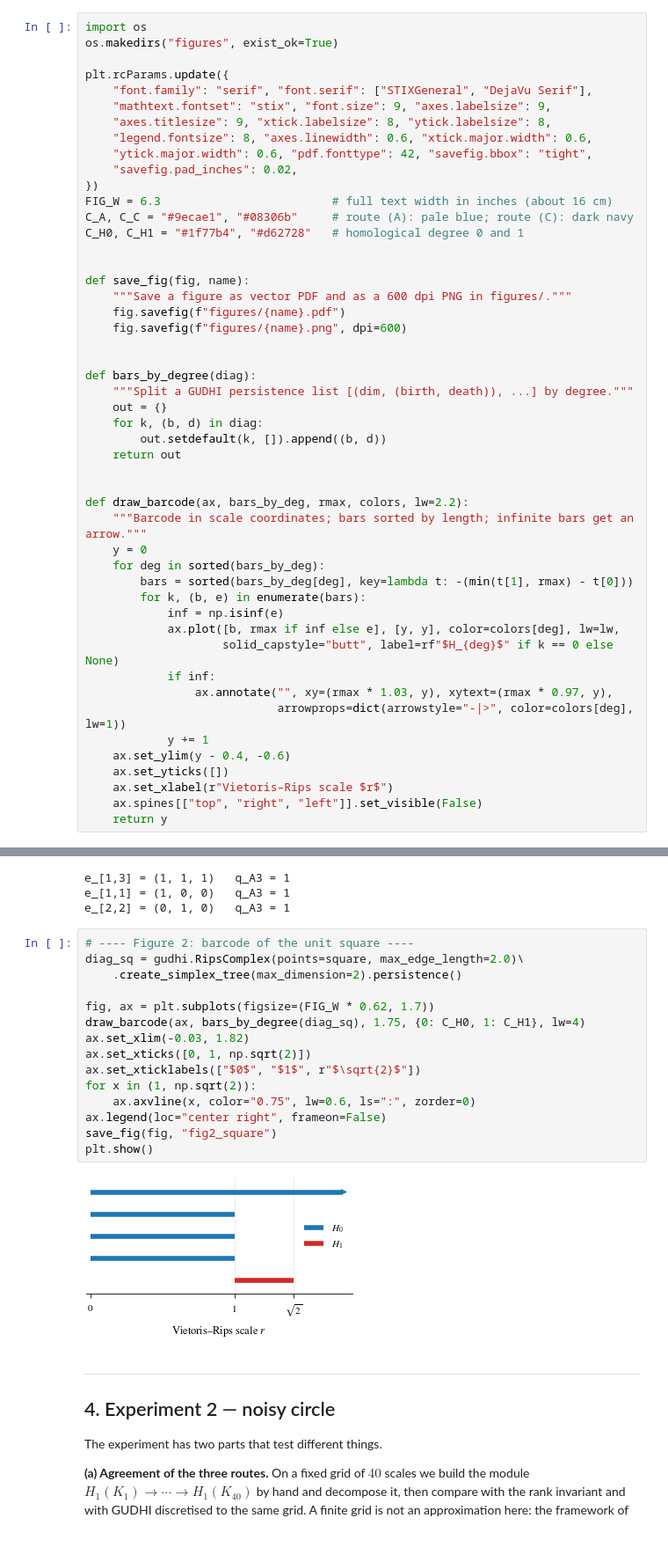
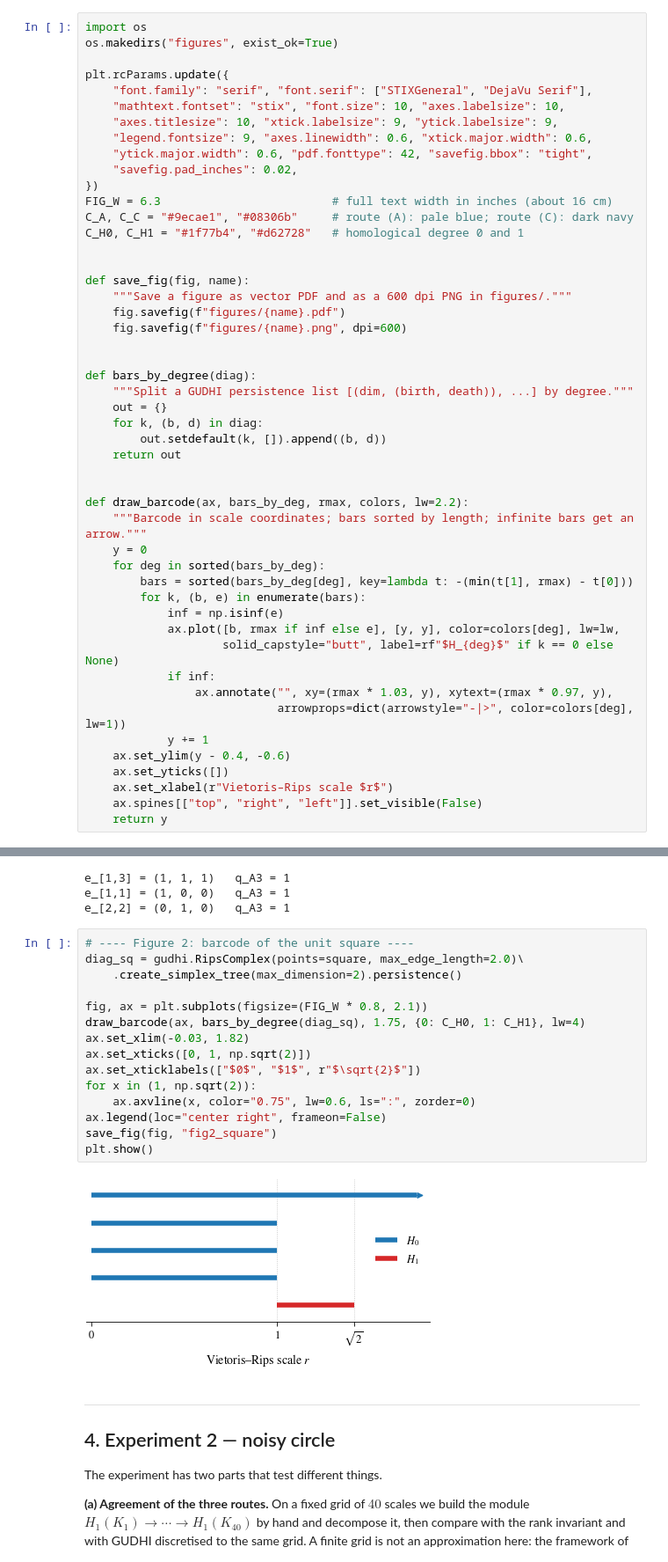
Before and after one commit to delsikariman/persistence-module-verification, a Jupyter notebook: verification.ipynb, the cells around one changed output, grey strips where cells are left out. Shown at 88% size. Cells and saved outputs as stored; diff of their text form.

Commit message:
Add files via upload
Add tracked reduction (Algorithm 1, track = true) and enlarge figure fonts

```diff
--- a/verification.ipynb
+++ b/verification.ipynb
@@ -62,9 +62,9 @@ os.makedirs("figures", exist_ok=True)
 
 plt.rcParams.update({
     "font.family": "serif", "font.serif": ["STIXGeneral", "DejaVu Serif"],
-    "mathtext.fontset": "stix", "font.size": 9, "axes.labelsize": 9,
-    "axes.titlesize": 9, "xtick.labelsize": 8, "ytick.labelsize": 8,
-    "legend.fontsize": 8, "axes.linewidth": 0.6, "xtick.major.width": 0.6,
+    "mathtext.fontset": "stix", "font.size": 10, "axes.labelsize": 10,
+    "axes.titlesize": 10, "xtick.labelsize": 9, "ytick.labelsize": 9,
+    "legend.fontsize": 9, "axes.linewidth": 0.6, "xtick.major.width": 0.6,
     "ytick.major.width": 0.6, "pdf.fonttype": 42, "savefig.bbox": "tight",
     "savefig.pad_inches": 0.02,
 })
@@ -878,20 +1079,20 @@ e_[2,2] = (0, 1, 0)   q_A3 = 1
 # %%
 # ---- Figure 2: barcode of the unit square ----
 diag_sq = gudhi.RipsComplex(points=square, max_edge_length=2.0)\
     .create_simplex_tree(max_dimension=2).persistence()
 
-fig, ax = plt.subplots(figsize=(FIG_W * 0.62, 1.7))
+fig, ax = plt.subplots(figsize=(FIG_W * 0.8, 2.1))
 draw_barcode(ax, bars_by_degree(diag_sq), 1.75, {0: C_H0, 1: C_H1}, lw=4)
 ax.set_xlim(-0.03, 1.82)
 ax.set_xticks([0, 1, np.sqrt(2)])
 ax.set_xticklabels(["$0$", "$1$", r"$\sqrt{2}$"])
 for x in (1, np.sqrt(2)):
     ax.axvline(x, color="0.75", lw=0.6, ls=":", zorder=0)
 ax.legend(loc="center right", frameon=False)
 save_fig(fig, "fig2_square")
 plt.show()
 # %% [output]
-[figure, old version]
+[figure, new version]
 # %% [markdown]
 ---
 ## 4. Experiment 2 — noisy circle
```
Also changed, not shown: parts of 11 cells of this notebook.
